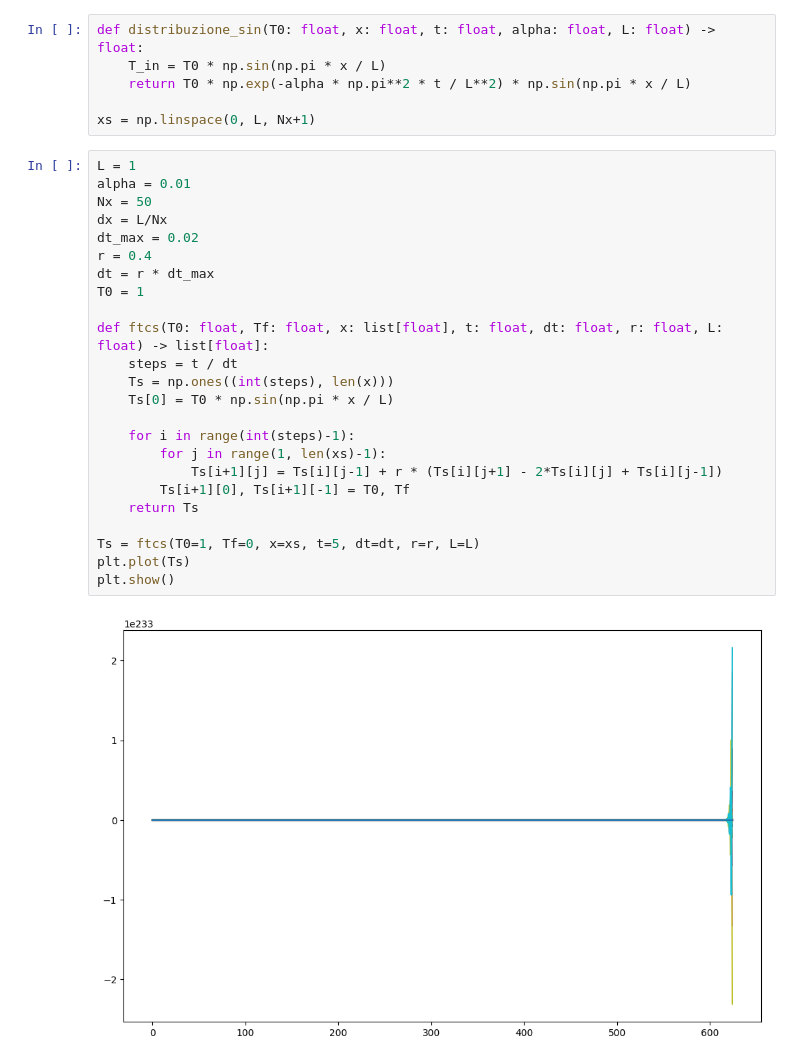
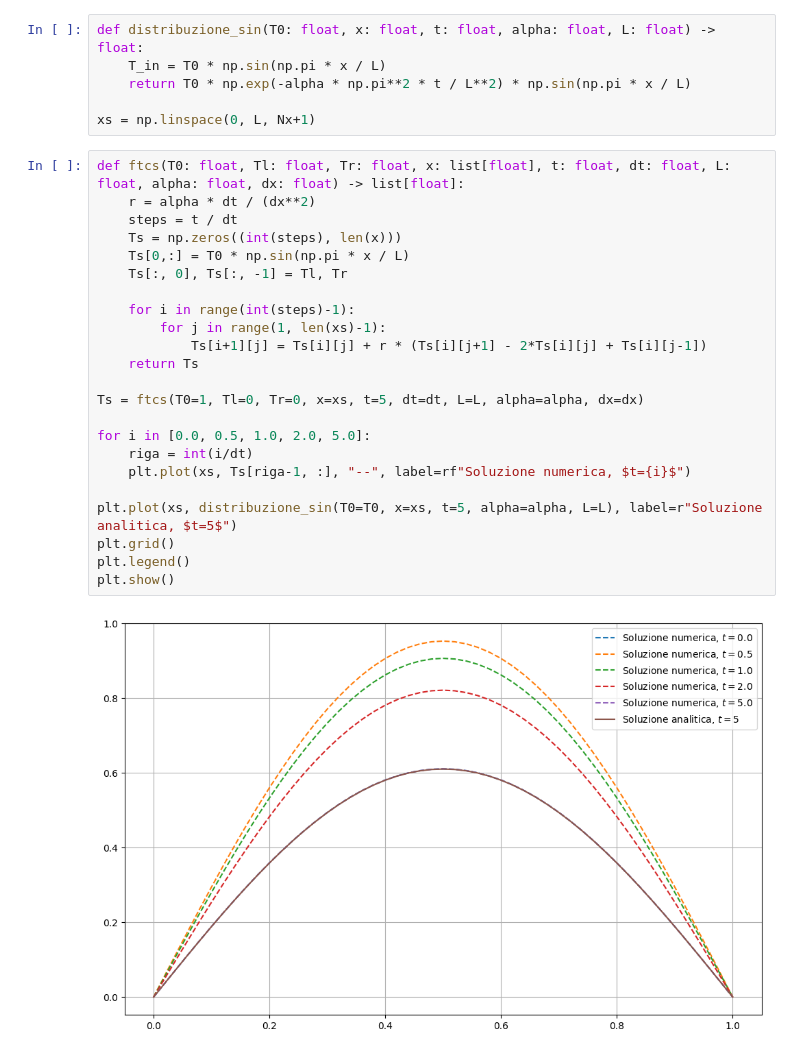
Before and after one commit to nicola-lamaddalena/computational_physics_course, a Jupyter notebook: ode/calore/main.ipynb, the cells around one changed output. Drawn from its saved outputs; the diff is of its cells as text.

```diff
--- a/ode/calore/main.ipynb
+++ b/ode/calore/main.ipynb
@@ -34,28 +34,27 @@ def distribuzione_sin(T0: float, x: float, t: float, alpha: float, L: float) ->
 
 xs = np.linspace(0, L, Nx+1)
 # %%
-L = 1
-alpha = 0.01
-Nx = 50
-dx = L/Nx
-dt_max = 0.02
-r = 0.4
-dt = r * dt_max
-T0 = 1
-
-def ftcs(T0: float, Tf: float, x: list[float], t: float, dt: float, r: float, L: float) -> list[float]:
+def ftcs(T0: float, Tl: float, Tr: float, x: list[float], t: float, dt: float, L: float, alpha: float, dx: float) -> list[float]:
+    r = alpha * dt / (dx**2)
     steps = t / dt
-    Ts = np.ones((int(steps), len(x)))
-    Ts[0] = T0 * np.sin(np.pi * x / L)
+    Ts = np.zeros((int(steps), len(x)))
+    Ts[0,:] = T0 * np.sin(np.pi * x / L)
+    Ts[:, 0], Ts[:, -1] = Tl, Tr
 
     for i in range(int(steps)-1):
         for j in range(1, len(xs)-1):
-            Ts[i+1][j] = Ts[i][j-1] + r * (Ts[i][j+1] - 2*Ts[i][j] + Ts[i][j-1])
-        Ts[i+1][0], Ts[i+1][-1] = T0, Tf
+            Ts[i+1][j] = Ts[i][j] + r * (Ts[i][j+1] - 2*Ts[i][j] + Ts[i][j-1])
     return Ts
 
-Ts = ftcs(T0=1, Tf=0, x=xs, t=5, dt=dt, r=r, L=L)
-plt.plot(Ts)
+Ts = ftcs(T0=1, Tl=0, Tr=0, x=xs, t=5, dt=dt, L=L, alpha=alpha, dx=dx)
+
+for i in [0.0, 0.5, 1.0, 2.0, 5.0]:
+    riga = int(i/dt)
+    plt.plot(xs, Ts[riga-1, :], "--", label=rf"Soluzione numerica, $t={i}$")
+
+plt.plot(xs, distribuzione_sin(T0=T0, x=xs, t=5, alpha=alpha, L=L), label=r"Soluzione analitica, $t=5$")
+plt.grid()
+plt.legend()
 plt.show()
 # %% [output]
-[figure, old version]
+[figure, new version]
```
Also changed, not shown: parts of 6 cells of this notebook.
